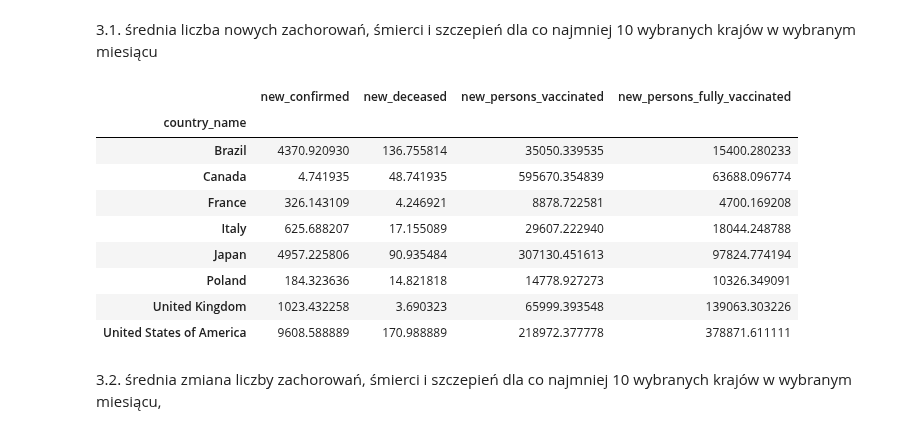
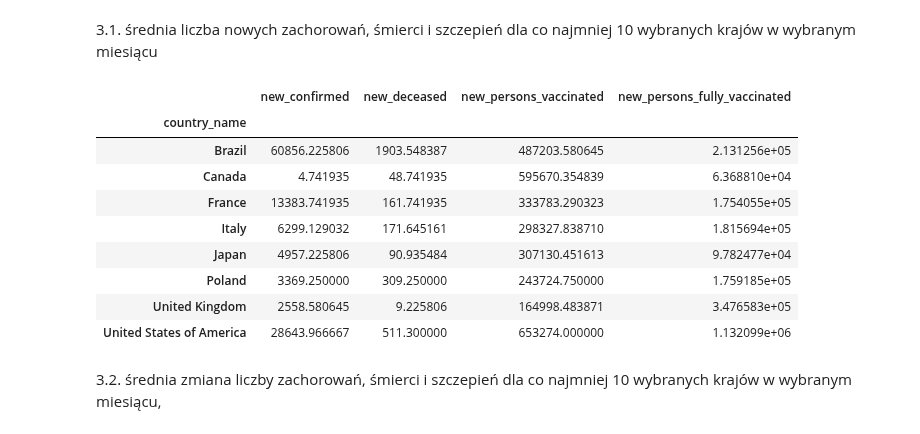
Before and after one commit to JakubKaczmarek5764/BigData1, a Jupyter notebook: zad2.ipynb, the cells around one changed output. Saved outputs shown, nothing was run; the diff lists cells and outputs as text; code cells hidden in the pictures.

```diff
--- a/zad2.ipynb
+++ b/zad2.ipynb
@@ -122,28 +122,29 @@ plt.show()
 # %%
 month = 5
 year = 2021
 countries = ['Italy', 'Poland', 'United States of America', 'Germany', 'Canada', 'Brazil', 'Japan', 'France', 'United Kingdom', 'China'] # ...
 (
     df[
         (df['date_in_datetime'].dt.year == year) &
         (df['date_in_datetime'].dt.month == month) &
+        (df['subregion1_code_x'].isna()) &
         (df['country_name'].isin(countries))
     ]
     .groupby(['country_name'])[['new_confirmed', 'new_deceased', 'new_persons_vaccinated', 'new_persons_fully_vaccinated']]
     .mean()
 
 )
 # %% [output]
 |  | new_confirmed | new_deceased | new_persons_vaccinated | new_persons_fully_vaccinated |
 | country_name |  |  |  |  |
-| Brazil | 4370.920930 | 136.755814 | 35050.339535 | 15400.280233 |
-| Canada | 4.741935 | 48.741935 | 595670.354839 | 63688.096774 |
-| France | 326.143109 | 4.246921 | 8878.722581 | 4700.169208 |
-| Italy | 625.688207 | 17.155089 | 29607.222940 | 18044.248788 |
-| Japan | 4957.225806 | 90.935484 | 307130.451613 | 97824.774194 |
-| Poland | 184.323636 | 14.821818 | 14778.927273 | 10326.349091 |
-| United Kingdom | 1023.432258 | 3.690323 | 65999.393548 | 139063.303226 |
-| United States of America | 9608.588889 | 170.988889 | 218972.377778 | 378871.611111 |
+| Brazil | 60856.225806 | 1903.548387 | 487203.580645 | 2.131256e+05 |
+| Canada | 4.741935 | 48.741935 | 595670.354839 | 6.368810e+04 |
+| France | 13383.741935 | 161.741935 | 333783.290323 | 1.754055e+05 |
+| Italy | 6299.129032 | 171.645161 | 298327.838710 | 1.815694e+05 |
+| Japan | 4957.225806 | 90.935484 | 307130.451613 | 9.782477e+04 |
+| Poland | 3369.250000 | 309.250000 | 243724.750000 | 1.759185e+05 |
+| United Kingdom | 2558.580645 | 9.225806 | 164998.483871 | 3.476583e+05 |
+| United States of America | 28643.966667 | 511.300000 | 653274.000000 | 1.132099e+06 |
 # %% [markdown]
 3.2. średnia zmiana liczby zachorowań, śmierci i szczepień dla co najmniej 10 wybranych krajów w wybranym miesiącu,
 # %%
```
Also changed, not shown: parts of 3 cells of this notebook.
